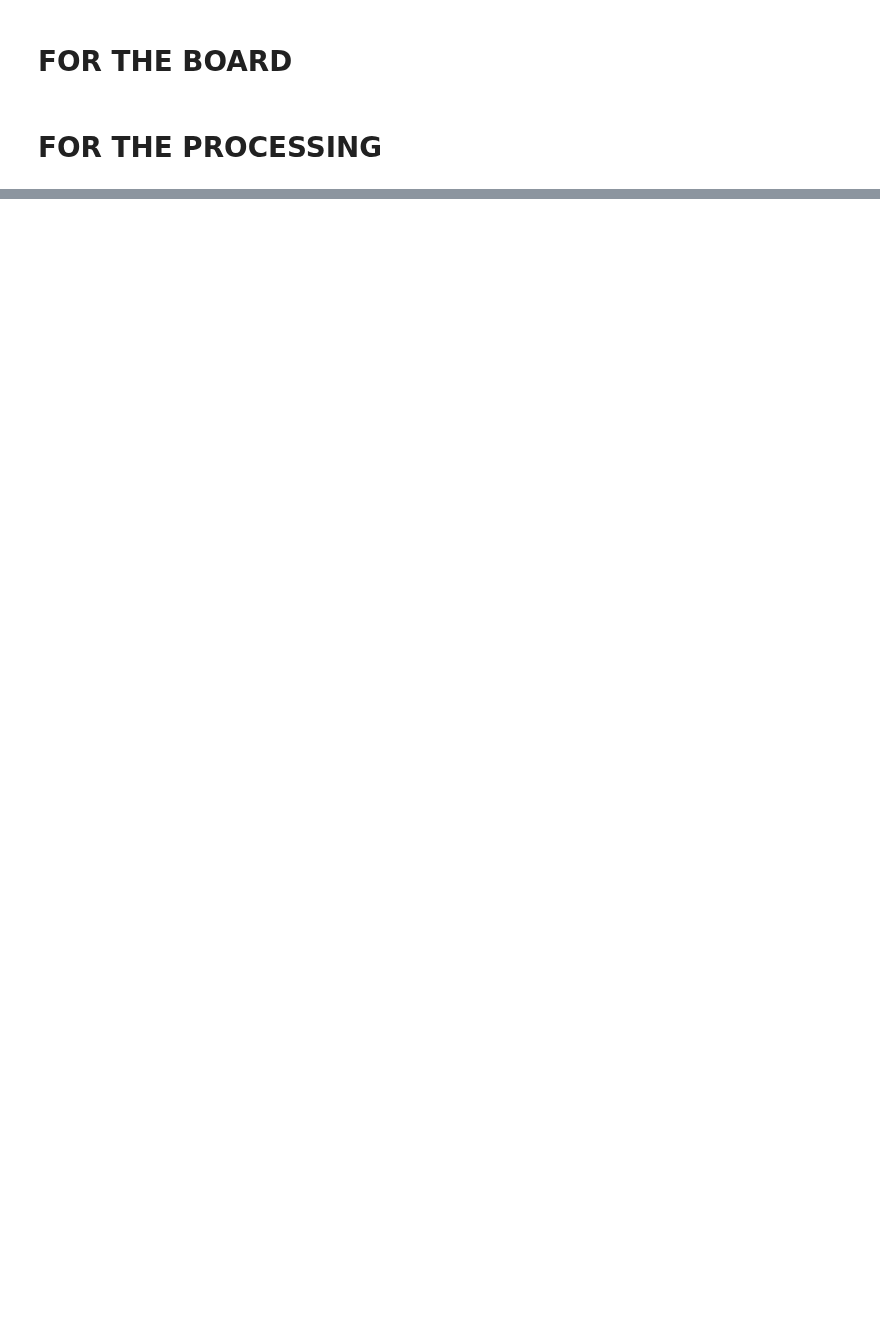
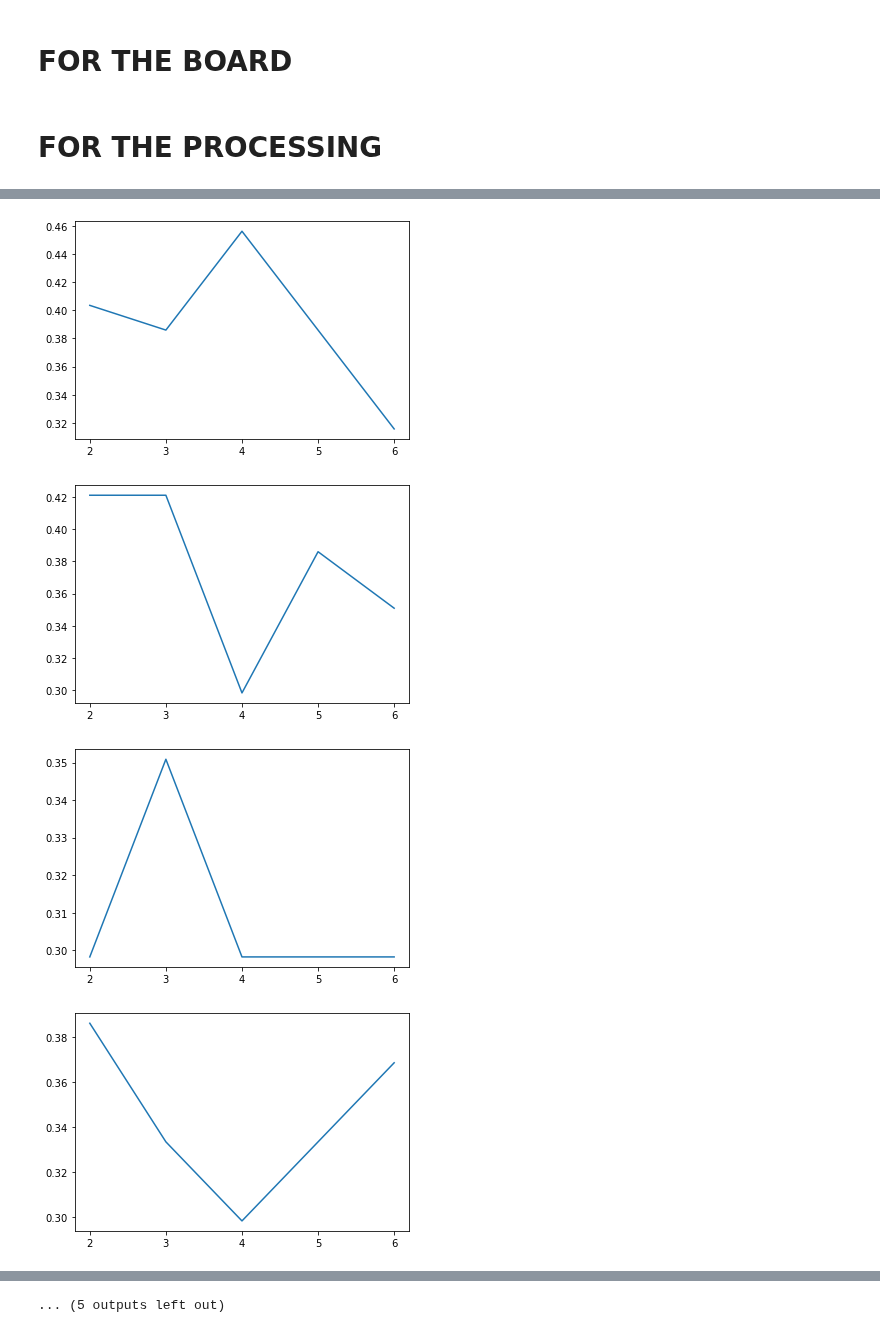
Before and after one commit to yagami009/ding, a Jupyter notebook: SSVEP.ipynb, the cells around one changed output, grey strips where cells are left out. Cells and saved outputs as stored; diff of their text form; code cells hidden in the pictures; blank space fills up the shorter version.

```diff
--- a/SSVEP.ipynb
+++ b/SSVEP.ipynb
@@ -179,0 +360,11 @@ test_gcca_mset(data_packed, train_test_idxs, freqs, fs, number_of_samples, numbe
+# %%
+import matplotlib.pyplot as plt
+for i in mtrainarray:
+    plt.figure()
+    plt.plot([2,3,4,5,6],i)
+    plt.xticks(np.arange(min([2,3,4,5,6]), max([2,3,4,5,6])+1, 1.0))
+# %% [output]
+[figure, added]
+[figure, added]
+[figure, added]
+[figure, added]
@@ -179,0 +379 @@ test_gcca_mset(data_packed, train_test_idxs, freqs, fs, number_of_samples, numbe
+... (5 outputs left out)
```
Also changed, not shown: parts of 6 cells of this notebook, 5 other files.
